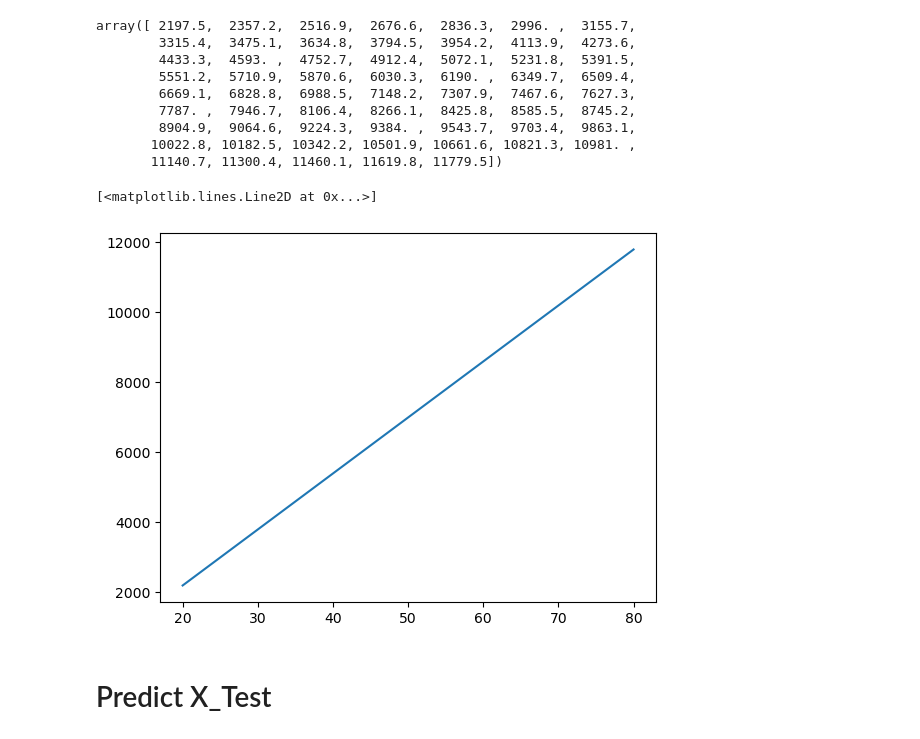
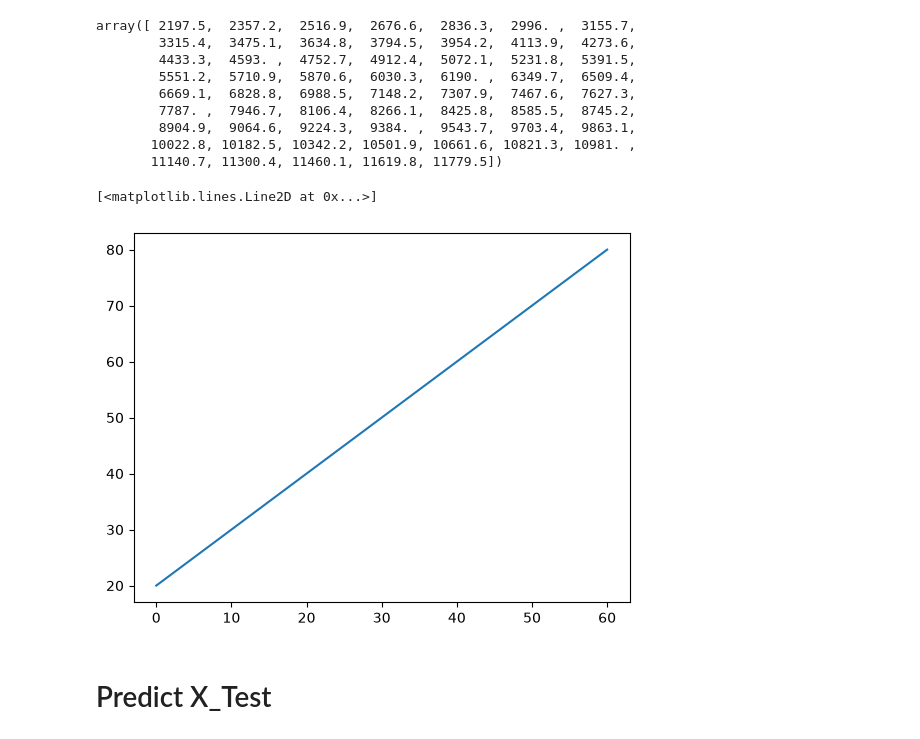
Before and after one commit to Jarvish1xyz/Sem-5, a Jupyter notebook: ML/Lab-4/Lab 4_EMPTY.ipynb, the cells around one changed output. Saved outputs shown, nothing was run; the diff lists cells and outputs as text; code cells hidden in the pictures.

```diff
--- a/ML/Lab-4/Lab 4_EMPTY.ipynb
+++ b/ML/Lab-4/Lab 4_EMPTY.ipynb
@@ -67,10 +106,15 @@ array([1878.1])
 # %%
+# Predict price of iphone 20 to 80
+IphoneNumber = np.arange(20, 81)
+IphoneNumber
 # %% [output]
 array([20, 21, 22, 23, 24, 25, 26, 27, 28, 29, 30, 31, 32, 33, 34, 35, 36,
        37, 38, 39, 40, 41, 42, 43, 44, 45, 46, 47, 48, 49, 50, 51, 52, 53,
        54, 55, 56, 57, 58, 59, 60, 61, 62, 63, 64, 65, 66, 67, 68, 69, 70,
        71, 72, 73, 74, 75, 76, 77, 78, 79, 80])
 # %%
+IphoneNumberPredict = IphoneNumber.reshape(-1, 1)
+IphoneNumberPredict
 # %% [output]
 array([[20],
        [21],
@@ -103,7 +150,8 @@ array([ 2197.5,  2357.2,  2516.9,  2676.6,  2836.3,  2996. ,  3155.7,
 # %%
+plt.plot(IphoneNumberPredict)
 # %% [output]
 [<matplotlib.lines.Line2D at 0x...>]
-[figure, old version]
+[figure, new version]
 # %% [markdown]
  # Predict X_Test
 # %%
```
Also changed, not shown: parts of 19 cells of this notebook.
